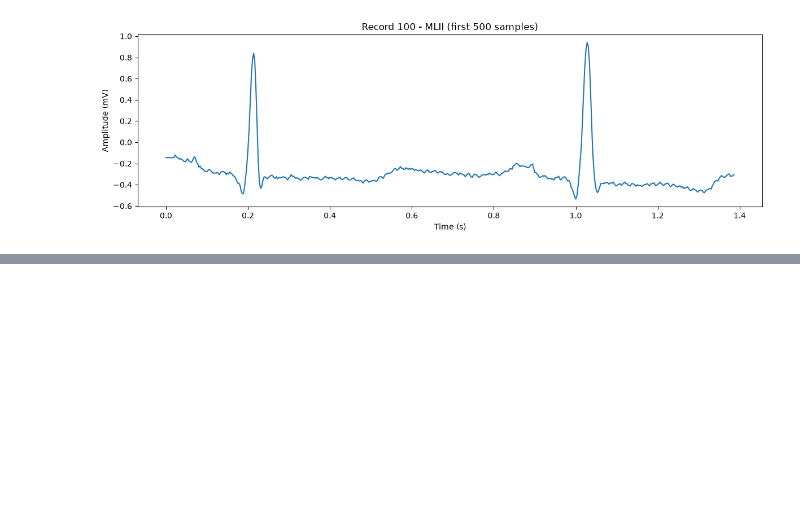
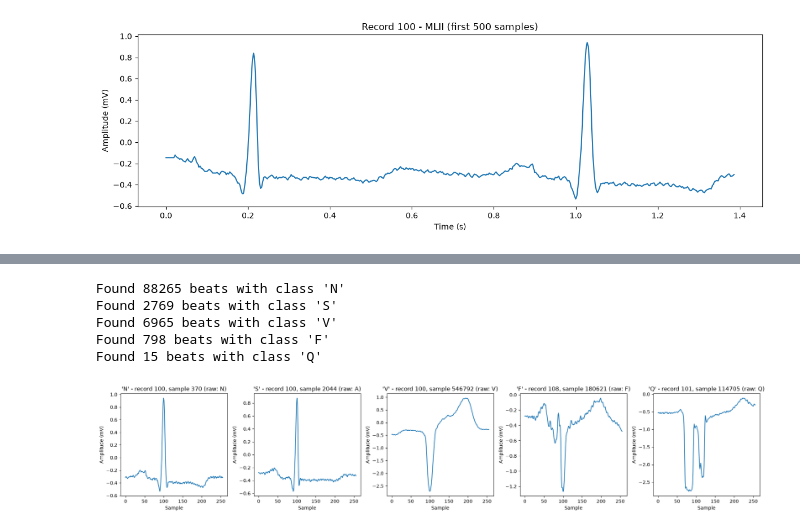
Before and after one commit to matejvu/VAE-Interpretability, a Jupyter notebook: notebooks/data.ipynb, the cells around one changed output, grey strips where cells are left out. Cells and saved outputs as stored; diff of their text form; code cells hidden in the pictures; blank space fills up the shorter version.

Commit message:
Add class examples exploration in data.ipynb

```diff
--- a/notebooks/data.ipynb
+++ b/notebooks/data.ipynb
@@ -35,0 +40,35 @@ plt.show()
+# %%
+import csv
+import numpy as np
+
+PROCESSED_DIR = Path("..") / "data" / "processed"
+
+beat_windows = np.load(PROCESSED_DIR / "beat_windows.npy")
+with open(PROCESSED_DIR / "beat_metadata.csv", newline="") as f:
+    beat_meta = list(csv.DictReader(f))
+
+AAMI_CLASSES = ["N", "S", "V", "F", "Q"]
+
+fig, axes = plt.subplots(1, len(AAMI_CLASSES), figsize=(4 * len(AAMI_CLASSES), 4))
+for ax, cls in zip(axes, AAMI_CLASSES):
+    matching = [row for row in beat_meta if row["aami_label"] == cls]
+    print(f"Found {len(matching)} beats with class '{cls}'")
+    if not matching:
+        ax.set_title(f"class '{cls}' (no examples)")
+        continue
+
+    row = matching[0]
+    window = beat_windows[int(row["window_idx"])]
+    ax.plot(window)
+    ax.set_title(f"'{cls}' - record {row['record_id']}, sample {row['r_peak_sample']} (raw: {row['raw_symbol']})")
+    ax.set_xlabel("Sample")
+    ax.set_ylabel("Amplitude (mV)")
+plt.tight_layout()
+plt.show()
+# %% [output]
+Found 88265 beats with class 'N'
+Found 2769 beats with class 'S'
+Found 6965 beats with class 'V'
+Found 798 beats with class 'F'
+Found 15 beats with class 'Q'
+[figure, added]
```
Also changed, not shown: parts of 1 cell of this notebook.
